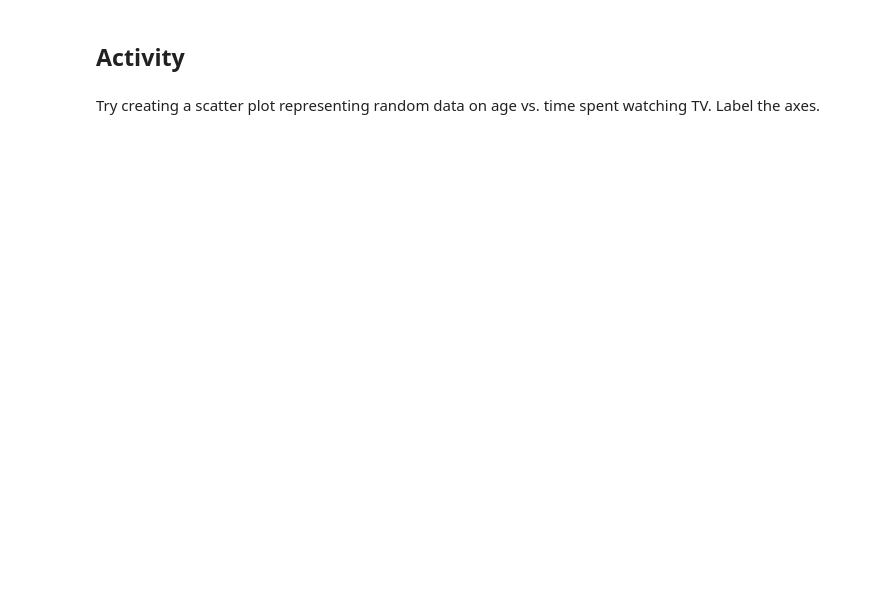
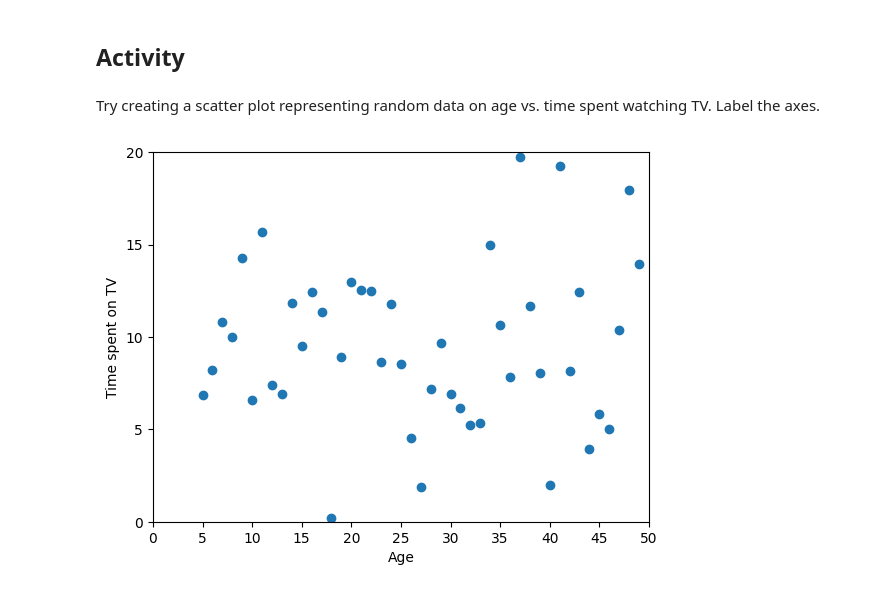
Before and after one commit to RtjShreyD/DS_Learning_material, a Jupyter notebook: MatPlotLib.ipynb, the cells around one changed output. Cells and saved outputs as stored; diff of their text form; code cells hidden in the pictures; blank space fills up the shorter version.

```diff
--- a/MatPlotLib.ipynb
+++ b/MatPlotLib.ipynb
@@ -192,3 +193,17 @@ plt.show()
 ## Activity
 # %% [markdown]
 Try creating a scatter plot representing random data on age vs. time spent watching TV. Label the axes.
+# %%
+age = np.arange(5,50,1)
+time_spent = np.random.normal(10, 5, 45)
+axis = plt.axes()
+axis.set_xlim([0, 50])
+axis.set_ylim([0, 20])
+axis.set_xticks(np.arange(0,51,5)) # ticks can also be set through np.arange() fn
+axis.set_yticks(np.arange(0,21,5))
+plt.xlabel('Age')
+plt.ylabel('Time spent on TV')
+plt.scatter(age,time_spent)
+plt.show()
+# %% [output]
+[figure, added]
```
Also changed, not shown: parts of 18 cells of this notebook, 2 other files.
